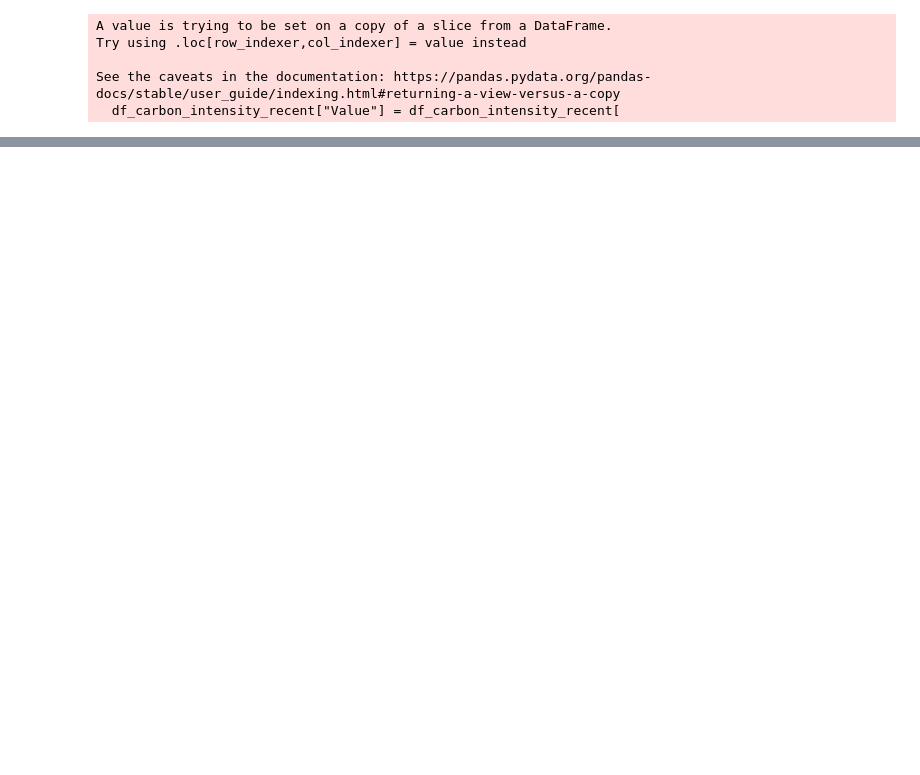
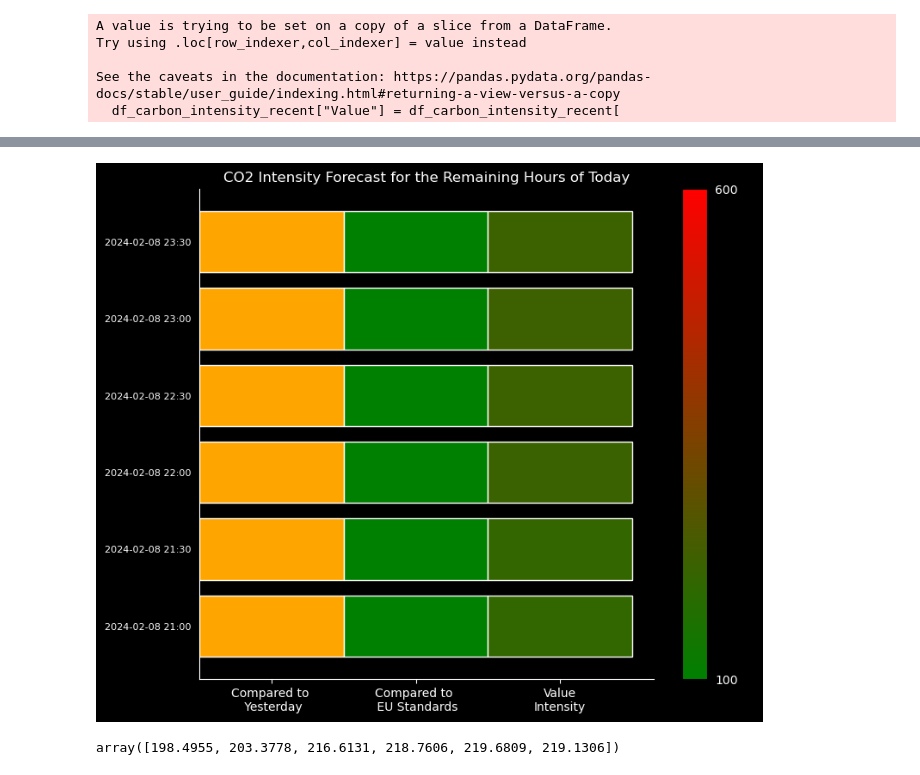
Before and after one commit to SaM-92/telegram-energy-api, a Jupyter notebook: debugging_nb.ipynb, the cells around one changed output, grey strips where cells are left out. Drawn from its saved outputs; the diff is of its cells as text; code cells hidden in the pictures; blank space fills up the shorter version.

```diff
--- a/debugging_nb.ipynb
+++ b/debugging_nb.ipynb
@@ -53,11 +46,0 @@ co2_stats_prior_day
-# %%
-def classify_status(value, min_val, max_val):
-    if value < min_val:
-        return 'low'
-    elif value > max_val:
-        return 'high'
-    else:
-        return 'medium'
-
-df_carbon_forecast_indexed['status_compared_to_yesterday'] = df_carbon_forecast_indexed['Value'].apply(classify_status, args=(co2_stats_prior_day['min'], co2_stats_prior_day['max']))
-df_carbon_forecast_indexed['status_compared_to_EU'] = df_carbon_forecast_indexed['Value'].apply(classify_status, args=(250, 500))
@@ -215,0 +47,2 @@ df_carbon_intensity_recent.loc['2024-01-30']
+# %%
+df_ = status_classification(df_carbon_forecast_indexed,co2_stats_prior_day)
@@ -215,0 +53,8 @@ df_carbon_intensity_recent.loc['2024-01-30']
+# %%
+co2_int_plot(df_)
+# %% [output]
+[figure, added]
+# %%
+df_.Value.values
+# %% [output]
+array([198.4955, 203.3778, 216.6131, 218.7606, 219.6809, 219.1306])
```
Also changed, not shown: parts of 12 cells of this notebook, 1 other file.
